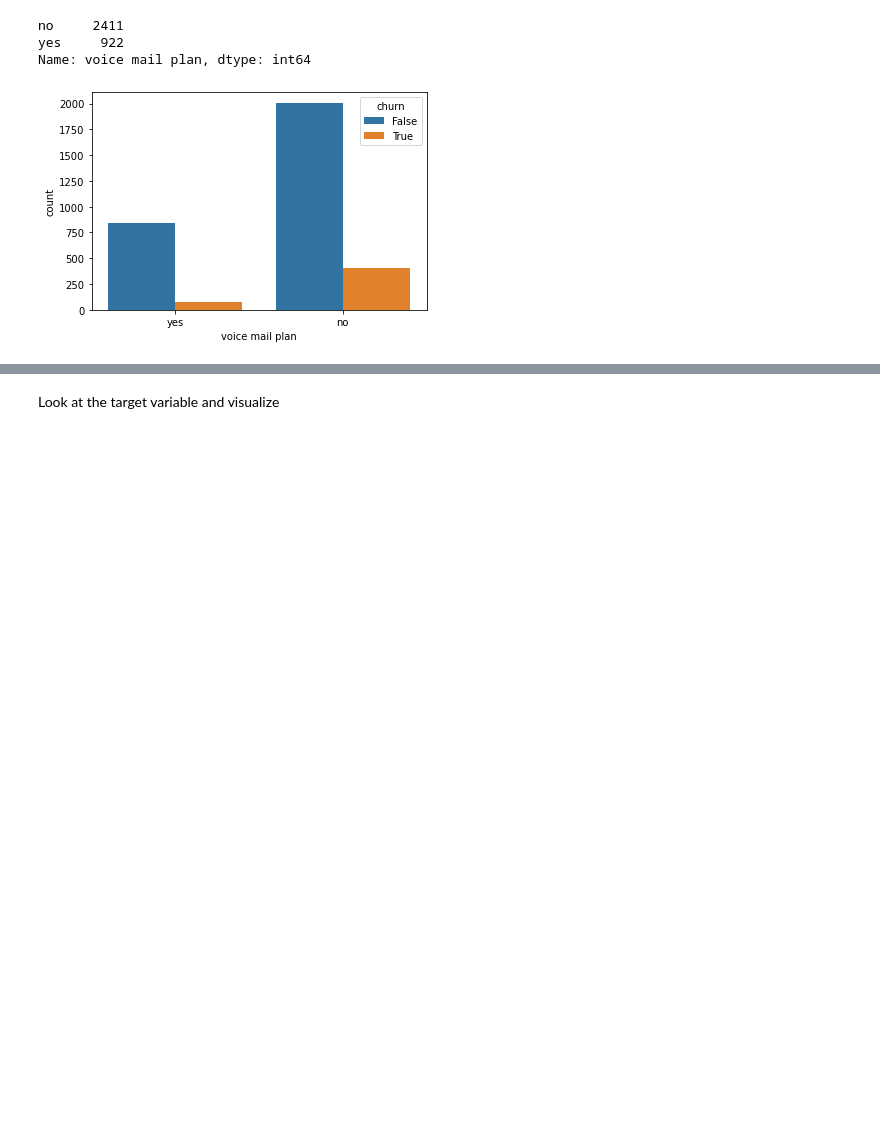
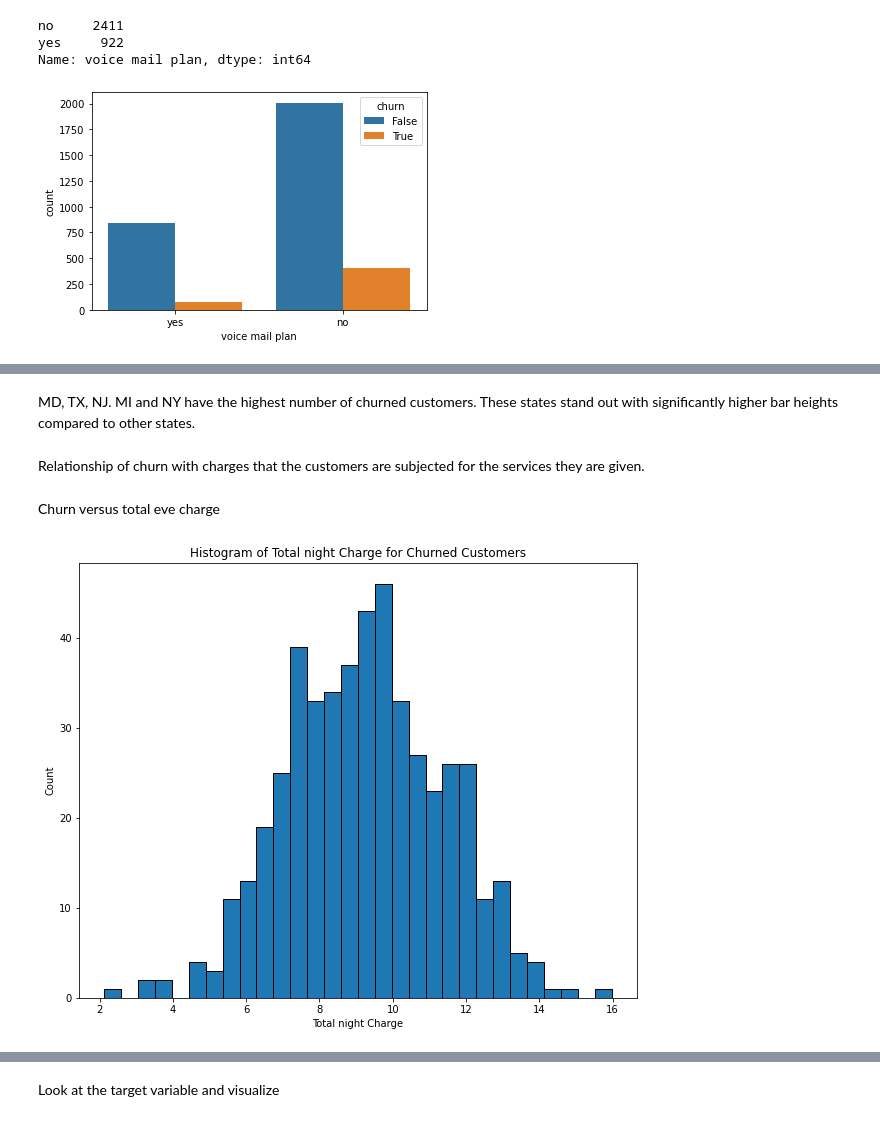
Before and after one commit to Amoskipkirui/Customer-churn-analysis, a Jupyter notebook: index.ipynb, the cells around one changed output, grey strips where cells are left out. Cells and saved outputs as stored; diff of their text form; code cells hidden in the pictures; blank space fills up the shorter version.

```diff
--- a/index.ipynb
+++ b/index.ipynb
@@ -257,0 +262,18 @@ We also see that from the customers who churned, majority are from those who did
+# %% [markdown]
+MD, TX, NJ. MI and NY have the highest number of churned customers. These states stand out with significantly higher bar heights compared to other states.
+# %% [markdown]
+Relationship of churn with charges that the customers are subjected for the services they are given.
+# %% [markdown]
+Churn versus total eve charge
+# %%
+import matplotlib.pyplot as plt
+
+churned_df = df[df['churn'] == 1]
+plt.figure(figsize=(10, 8))
+plt.hist(churned_df['total night charge'], bins=30, edgecolor='black')
+plt.xlabel('Total night Charge')
+plt.ylabel('Count')
+plt.title('Histogram of Total night Charge for Churned Customers')
+plt.show()
+# %% [output]
+[figure, added]
```
Also changed, not shown: parts of 48 cells of this notebook.
